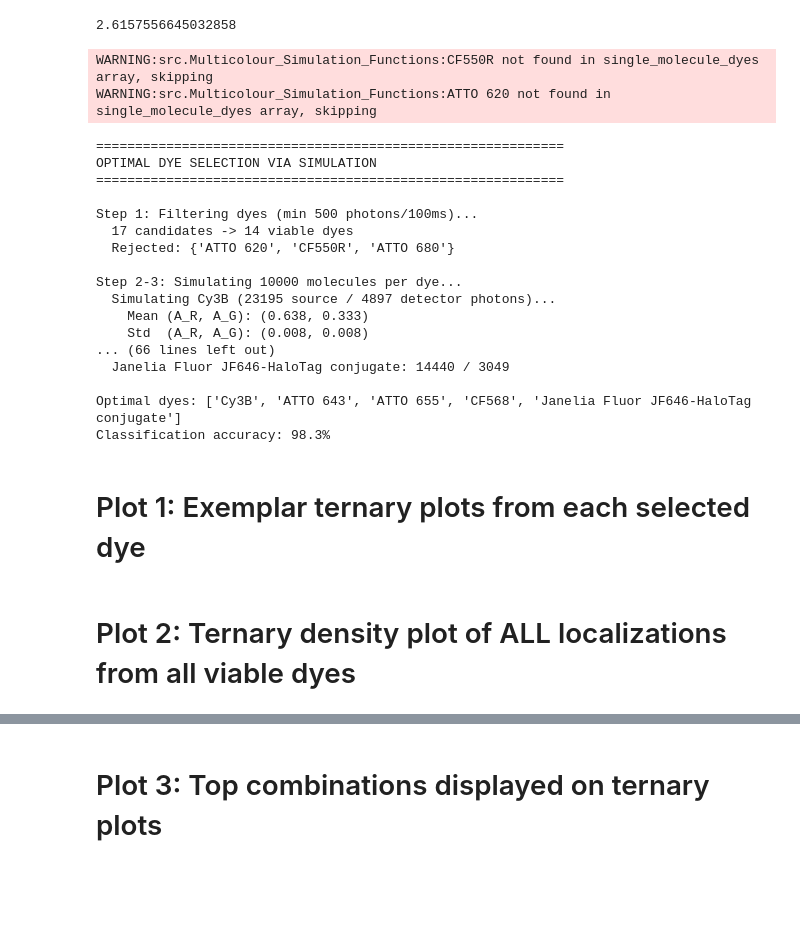
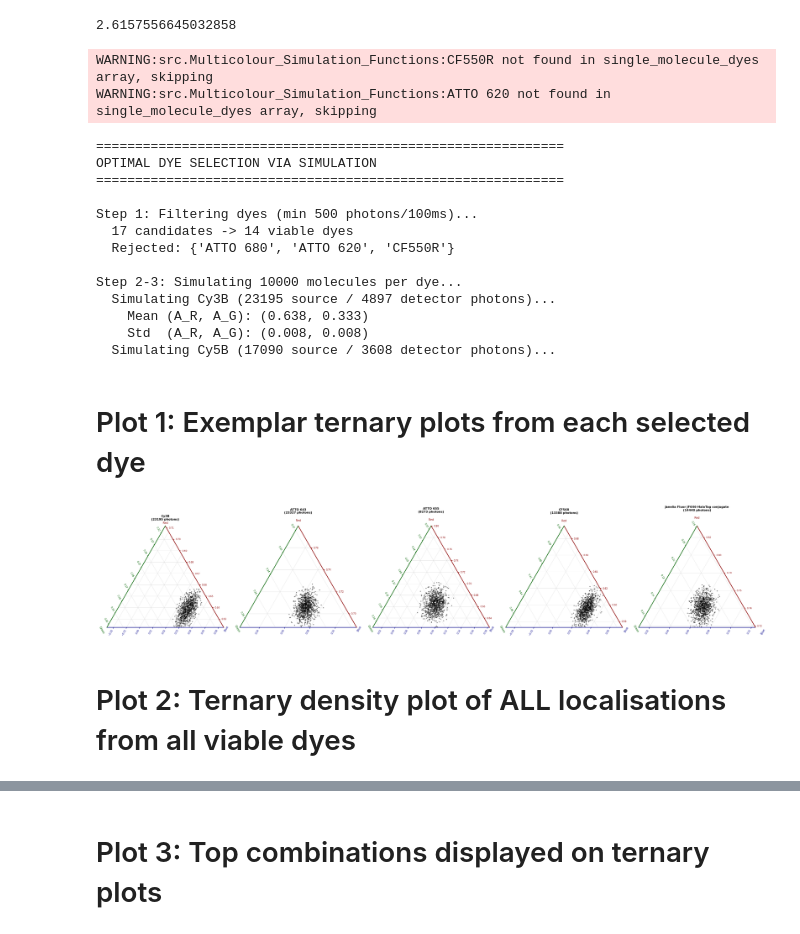
Before and after one commit to JBeckwith/pyS3M, a Jupyter notebook: notebooks/20250305_OptimalDyePicker.ipynb, the cells around one changed output, grey strips where cells are left out. Drawn from its saved outputs; the diff is of its cells as text; code cells hidden in the pictures; blank space fills up the shorter version.

```diff
--- a/notebooks/20250305_OptimalDyePicker.ipynb
+++ b/notebooks/20250305_OptimalDyePicker.ipynb
@@ -192,7 +192,8 @@ result = MSF.optimal_dye_selector_simulated(
     n_simulations=10000,
     exhaustive_search=True,  # Use greedy for speed
     background_photons=50,
-    verbose=True
+    verbose=True,
+    return_all_simulations=True
 )
 
 print(f"\nOptimal dyes: {result['selected_dyes']}")
@@ -206,17 +207,13 @@ OPTIMAL DYE SELECTION VIA SIMULATION
 
 Step 1: Filtering dyes (min 500 photons/100ms)...
   17 candidates -> 14 viable dyes
-  Rejected: {'ATTO 620', 'CF550R', 'ATTO 680'}
+  Rejected: {'ATTO 680', 'ATTO 620', 'CF550R'}
 
 Step 2-3: Simulating 10000 molecules per dye...
   Simulating Cy3B (23195 source / 4897 detector photons)...
     Mean (A_R, A_G): (0.638, 0.333)
     Std  (A_R, A_G): (0.008, 0.008)
-... (66 lines left out)
-  Janelia Fluor JF646-HaloTag conjugate: 14440 / 3049
-
-Optimal dyes: ['Cy3B', 'ATTO 643', 'ATTO 655', 'CF568', 'Janelia Fluor JF646-HaloTag conjugate']
-Classification accuracy: 98.3%
+  Simulating Cy5B (17090 source / 3608 detector photons)...
 # %% [markdown]
 # Plot 1: Exemplar ternary plots from each selected dye
 # %%
@@ -248,7 +245,7 @@ for i, dye_name in enumerate(result["selected_dyes"]):
 
     # Scatter plot
     ax.scatter(A_R[:n_plot], A_G[:n_plot], A_B[:n_plot],
-              s=3, alpha=0.4, c="steelblue", rasterized=True)
+              s=3, alpha=0.4, c="black", rasterized=True)
 
     # Calculate zoom limits using set_ternary_min and set_ternary_max
     # These methods automatically maintain the triangular constraint
@@ -259,7 +256,7 @@ for i, dye_name in enumerate(result["selected_dyes"]):
     mean_B, std_B = A_B.mean(), A_B.std()
 
     # Calculate desired ranges
-    margin_factor = 5.0
+    margin_factor = 10.0
     R_min = max(0.0, mean_R - margin_factor * std_R)
     R_max = min(1.0, mean_R + margin_factor * std_R)
     G_min = max(0.0, mean_G - margin_factor * std_G)
@@ -269,38 +266,42 @@ for i, dye_name in enumerate(result["selected_dyes"]):
 
     # Use set_ternary_min and set_ternary_max which automatically
     # adjust limits to maintain triangular shape
     ax.set_ternary_min(R_min, G_min, B_min)
     ax.set_ternary_max(R_max, G_max, B_max)
 
     # Set labels with colors
-    ax.set_tlabel("Red", color="darkred", fontsize=7)
-    ax.set_llabel("Green", color="darkgreen", fontsize=7)
-    ax.set_rlabel("Blue", color="darkblue", fontsize=7)
+    ax.set_tlabel("Red", color="darkred", fontsize=8)
+    ax.set_llabel("Green", color="darkgreen", fontsize=8)
+    ax.set_rlabel("Blue", color="darkblue", fontsize=8)
 
     # Color axis lines
     ax.spines["lside"].set_color("darkred")
     ax.spines["rside"].set_color("darkgreen")
     ax.spines["tside"].set_color("darkblue")
     ax.spines["lside"].set_linewidth(1.5)
     ax.spines["rside"].set_linewidth(1.5)
     ax.spines["tside"].set_linewidth(1.5)
 
     # Tick parameters
     ax.taxis.set_tick_params(colors="darkred", labelsize=6)
     ax.laxis.set_tick_params(colors="darkgreen", labelsize=6)
     ax.raxis.set_tick_params(colors="darkblue", labelsize=6)
 
     # Grid
     ax.grid(True, alpha=0.3)
 
     # Title
     ax.set_title(f"{dye_name}\n({result["expected_photons"][dye_name]:.0f} photons)",
                 fontsize=8, fontweight="bold", pad=15)
 
+folder = '/home/jbeckwith/Documents/pCloud/Chemistry/Lee/Talks+Posters/Subgroup/20251120/fig/multicolour/Dye_Mixtures/'
 plt.tight_layout()
+plt.savefig(os.path.join(folder, 'Exemplar_Simulation_5dyes.svg'), dpi=600, format='svg')
 plt.show()
+# %% [output]
+[figure, added]
 # %% [markdown]
-# Plot 2: Ternary density plot of ALL localizations from all viable dyes
+# Plot 2: Ternary density plot of ALL localisations from all viable dyes
 # %%
 # Plot 2: Ternary density plot of ALL localizations from all viable dyes
 from PlottingBase import PublicationPlotter
```
Also changed, not shown: parts of 3 cells of this notebook.
